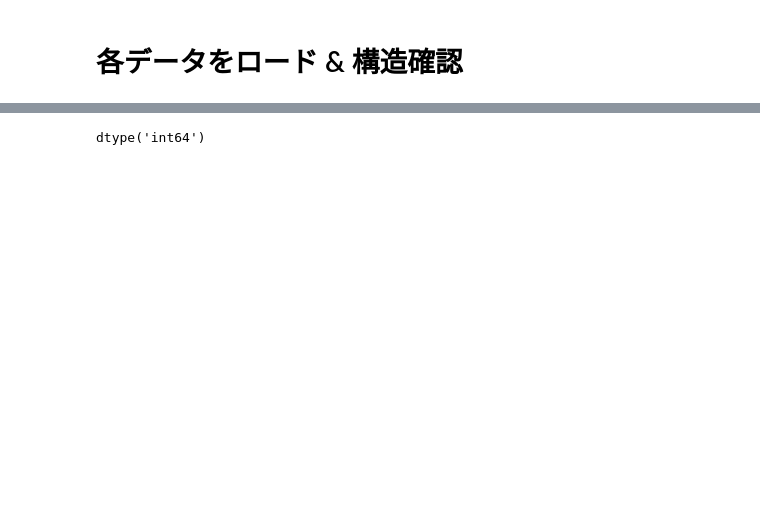
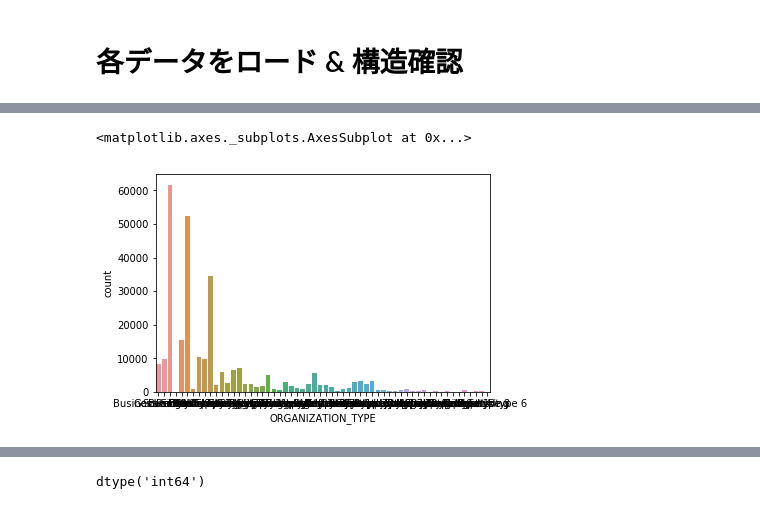
Before and after one commit to guchio3/kaggle-homecredit, a Jupyter notebook: notebooks/data_analysis.ipynb, the cells around one changed output, grey strips where cells are left out. Saved outputs shown, nothing was run; the diff lists cells and outputs as text; code cells hidden in the pictures; blank space fills up the shorter version.

```diff
--- a/notebooks/data_analysis.ipynb
+++ b/notebooks/data_analysis.ipynb
@@ -16,3 +17,8 @@ train_df.head()
 | 2 | 100004 | 0 | Revolving loans | M | Y | Y | 0 | ... |
 | 3 | 100006 | 0 | Cash loans | F | N | Y | 0 | ... |
 | 4 | 100007 | 0 | Cash loans | M | N | Y | 0 | ... |
+# %%
+sns.countplot(train_df[train_df['TARGET'] == 0]['ORGANIZATION_TYPE'])
+# %% [output]
+<matplotlib.axes._subplots.AxesSubplot at 0x...>
+[figure, added]
```
Also changed, not shown: parts of 3 cells of this notebook, 3 other files.
